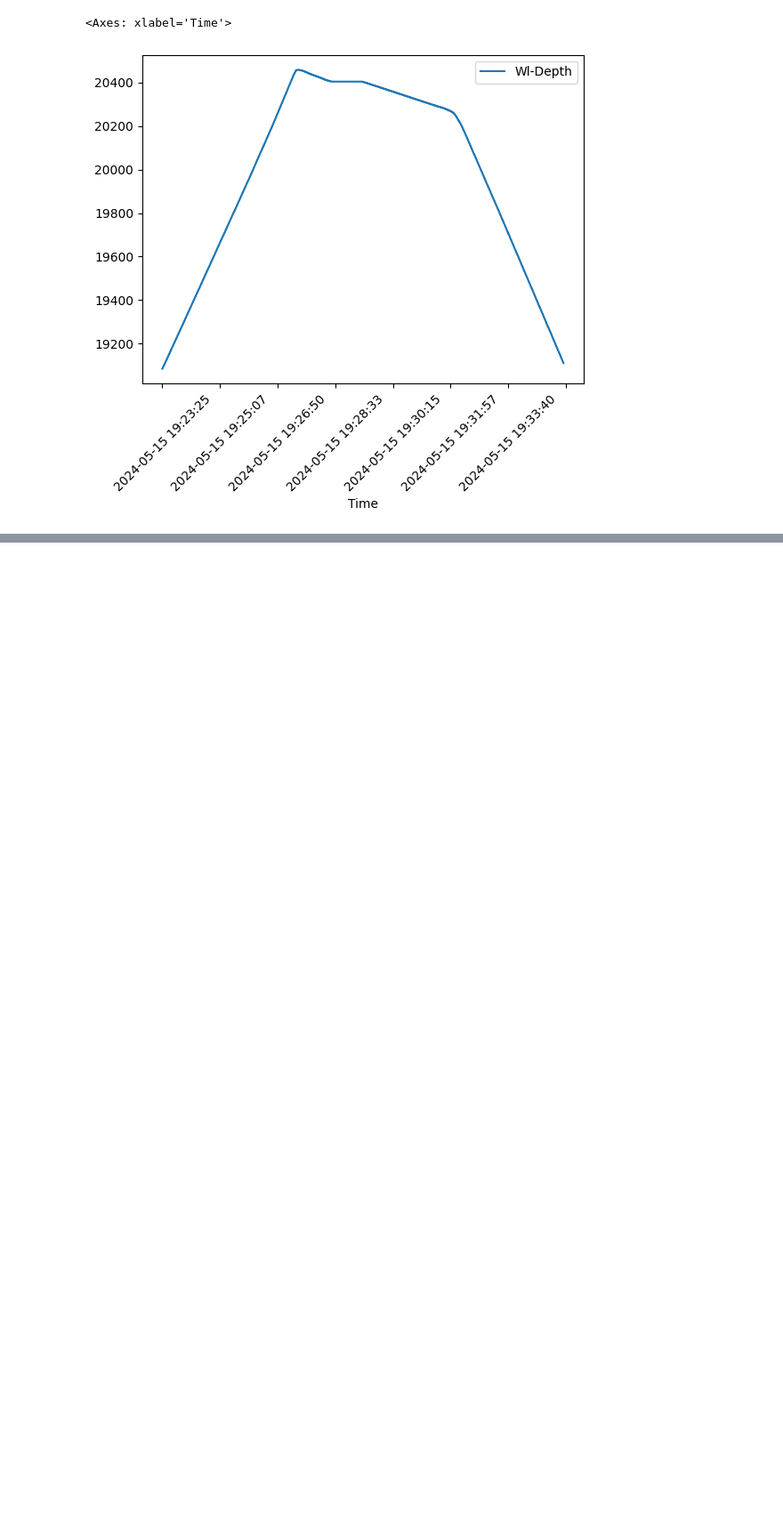
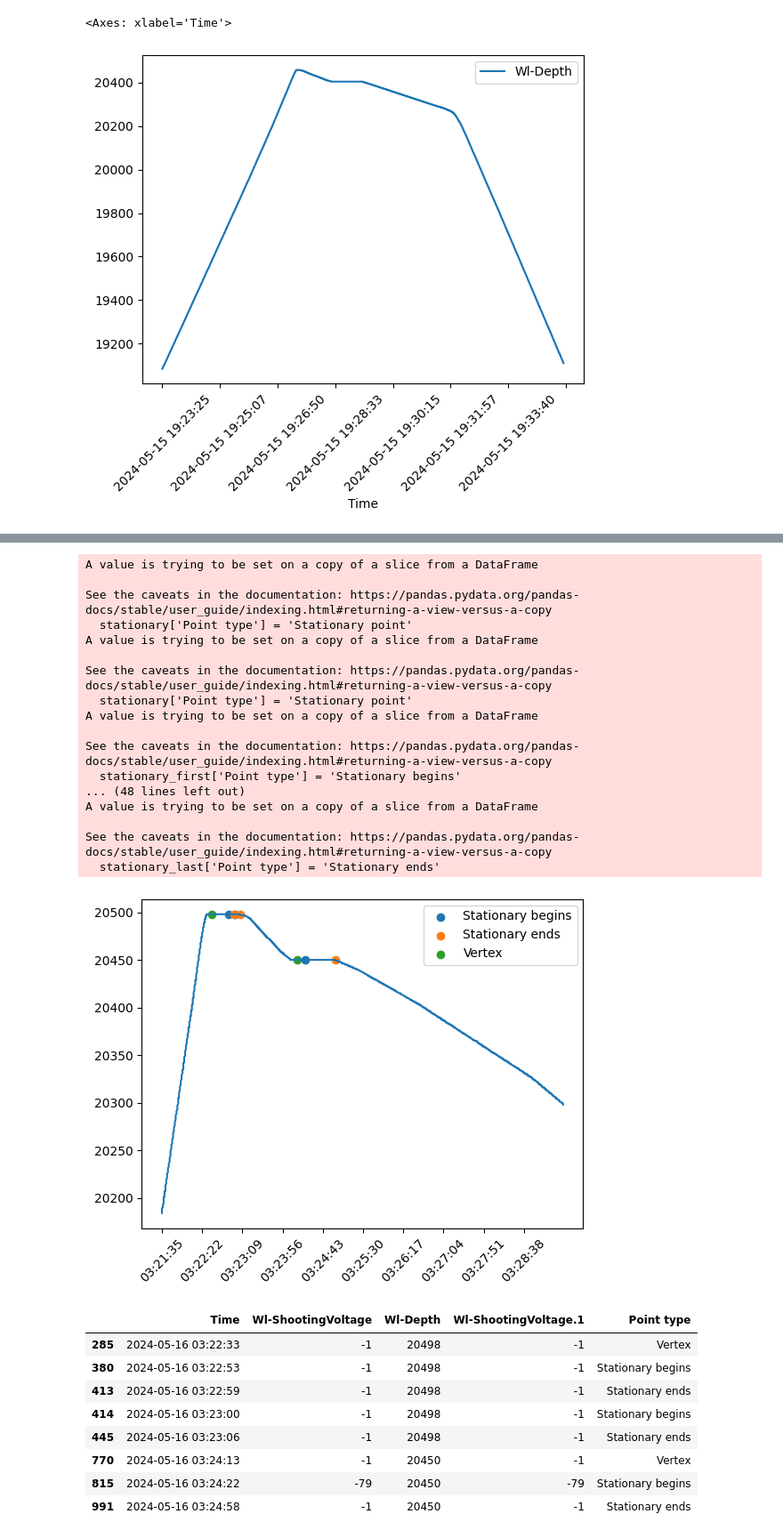
Before and after one commit to Ukepox/peaks-time-series, a Jupyter notebook: peaks.ipynb, the cells around one changed output, grey strips where cells are left out. Shown: that part at 89% size. Drawn from its saved outputs; the diff is of its cells as text; code cells hidden in the pictures; blank space fills up the shorter version.

Commit message:
Made the juoyternotebook more streamlied and direct to  the point

```diff
--- a/peaks.ipynb
+++ b/peaks.ipynb
@@ -123,10 +26,11 @@ dataset3.plot(x= 'Time', y= 'Smooth diff 2', rot = 45)
 # %%
 def get_relevant_points(data, *,
+        time_series_col = 'Wl-Depth',
         strictness_level = 0, #Values should range from 1 to 3, if not specified it reverts to default values or value specified by user
         smooth_factor = 0.1,
         smooth_diff_factor = 0.04,
         make_plot = True,
-        display_statistics = True,
+        display_statistics = False,
         only_return_point_type = True,
         percentile = 0.75,
         rolling_window = 200,
@@ -162,33 +66,33 @@ def get_relevant_points(data, *,
     df = pd.read_csv(data)
 
     #Smoothing the data according to the smooth factor
-    df[f'Smooth {smooth_factor}'] = df['Wl-Depth'].ewm(alpha = smooth_factor).mean()
+    df[f'Smooth {smooth_factor}'] = df[time_series_col].ewm(alpha = smooth_factor).mean()
 
     #Converting time variable to pd.datetime and making a new column for hours in order to make the plot more readable
     df['Time'] = pd.to_datetime(df['Time'])
     df['hour'] = df['Time'].dt.strftime('%H:%M:%S')
 
     #Getting the first and second differences and smoothing them out according to the smooth_diff_factor paramenter
-    df['diff wl'] = [np.nan] + list(np.diff(df[f'Smooth {smooth_factor}']))
-    df['diff wl'] = df['diff wl'].ewm(alpha = smooth_diff_factor).mean()
-    df['diff 2 wl'] = [np.nan] + list(np.diff(df['diff wl']))
-    df['diff 2 wl'] = df['diff 2 wl'].ewm(alpha = smooth_diff_factor).mean()
+    df['diff 1'] = [np.nan] + list(np.diff(df[f'Smooth {smooth_factor}']))
+    df['diff 1'] = df['diff 1'].ewm(alpha = smooth_diff_factor).mean()
+    df['diff 2'] = [np.nan] + list(np.diff(df['diff 1']))
+    df['diff 2'] = df['diff 2'].ewm(alpha = smooth_diff_factor).mean()
 
     #Getting the maximum absolute change in the seccond difference in a rolling window of size rolling_window
     #This will be later be used to find the vertices.
-    abs_min = np.abs(df['diff 2 wl'].rolling(window=rolling_window).min())
-    abs_max = np.abs(df['diff 2 wl'].rolling(window=rolling_window).max())
+    abs_min = np.abs(df['diff 2'].rolling(window=rolling_window).min())
+    abs_max = np.abs(df['diff 2'].rolling(window=rolling_window).max())
     df['big 2 diff'] = [max(minimum,maximum) for minimum,maximum in zip(abs_min,abs_max)]
     df['big 2 diff'] = df['big 2 diff'].fillna(-1)
 
     #Getting all points where the first difference is less than or equal to the stationary_slope
     #In other words, getting all points where the signal is practically not changing at all
-    dfStationary = df[np.abs(df['diff wl']) <= stationary_slope]
+    dfStationary = df[np.abs(df['diff 1']) <= stationary_slope]
 
     #This might yield multiple points that lie in a similar timestamp.
-    #Grouping these points according to Wl-Depth and Time values of frequency group_time_freq to aggregate thesse points
-    # Group by both 'Wl-Depth' and 'Time'
-    grouped = dfStationary.groupby(['Wl-Depth', pd.Grouper(key='Time', freq= group_time_freq)])
+    #Grouping these points according to time_series_col and Time values of frequency group_time_freq to aggregate thesse points
+    # Group by both time_series_col and 'Time'
+    grouped = dfStationary.groupby([time_series_col, pd.Grouper(key='Time', freq= group_time_freq)])
 
     # Initialize a list to store summarized data
     summarized_data = []
@@ -212,13 +116,13 @@ def get_relevant_points(data, *,
 
     #Finding= points where there is a sudden change in the rate of change (where the second difference is quite large in magnitud)
     #Here we'll be taking all points that have the big 2 diff value greater than the parameter percentile
-    dfBigChanges = df[np.abs(df['diff 2 wl']) >= df['big 2 diff'].quantile(percentile)]
+    dfBigChanges = df[np.abs(df['diff 2']) >= df['big 2 diff'].quantile(percentile)]
     summarized_data = pd.DataFrame()
     grouper = dfBigChanges.groupby(pd.Grouper(key= 'Time', freq = group_time_freq))
     for name, group in grouper :
         max_change = group['big 2 diff'].max()
         if max_change != -1:
-            summarized_data = pd.concat([summarized_data, group[np.abs(group['diff 2 wl']) == max_change].head(1)])
+            summarized_data = pd.concat([summarized_data, group[np.abs(group['diff 2']) == max_change].head(1)])
     dfBigChanges = summarized_data
     dfBigChanges['Point type'] = 'Vertex'
 
@@ -232,7 +136,7 @@ def get_relevant_points(data, *,
 
     if make_plot :
         x = df['hour']
-        y = df['Wl-Depth']
+        y = df[time_series_col]
 
         x_axis_steps = df.shape[0]//10
 
@@ -241,7 +145,7 @@ def get_relevant_points(data, *,
         groupedPointType = dfRelevantPoints.groupby('Point type')
 
         for label, group in groupedPointType :
-            plt.scatter(group['hour'], group['Wl-Depth'], label=label)
+            plt.scatter(group['hour'], group[time_series_col], label=label)
 
 
         plt.xticks(rotation = 45)
@@ -249,5 +153,5 @@ def get_relevant_points(data, *,
         plt.legend()
         plt.show()
     if display_statistics : display(df.describe())
-    if only_return_point_type : return dfRelevantPoints.drop(columns = ['diff wl', 'diff 2 wl', 'big 2 diff', f'Smooth {smooth_factor}', 'hour'])
+    if only_return_point_type : return dfRelevantPoints.drop(columns = ['diff 1', 'diff 2', 'big 2 diff', f'Smooth {smooth_factor}', 'hour'])
     else : return dfRelevantPoints
@@ -299,0 +158,37 @@ peaks = scipy.signal.find_peaks(df['Wl-Depth'])
+# %%
+df = get_relevant_points('data\dataset1.txt',
+        time_series_col = 'Wl-Depth',
+        strictness_level = 2,
+        make_plot = True,
+        display_statistics = False,
+        only_return_point_type = True,
+)
+df
+# %% [output]
+A value is trying to be set on a copy of a slice from a DataFrame
+
+See the caveats in the documentation: https://pandas.pydata.org/pandas-docs/stable/user_guide/indexing.html#returning-a-view-versus-a-copy
+  stationary['Point type'] = 'Stationary point'
+A value is trying to be set on a copy of a slice from a DataFrame
+
+See the caveats in the documentation: https://pandas.pydata.org/pandas-docs/stable/user_guide/indexing.html#returning-a-view-versus-a-copy
+  stationary['Point type'] = 'Stationary point'
+A value is trying to be set on a copy of a slice from a DataFrame
+
+See the caveats in the documentation: https://pandas.pydata.org/pandas-docs/stable/user_guide/indexing.html#returning-a-view-versus-a-copy
+  stationary_first['Point type'] = 'Stationary begins'
+... (48 lines left out)
+A value is trying to be set on a copy of a slice from a DataFrame
+
+See the caveats in the documentation: https://pandas.pydata.org/pandas-docs/stable/user_guide/indexing.html#returning-a-view-versus-a-copy
+  stationary_last['Point type'] = 'Stationary ends'
+[figure, added]
+|  | Time | Wl-ShootingVoltage | Wl-Depth | Wl-ShootingVoltage.1 | Point type |
+| 285 | 2024-05-16 03:22:33 | -1 | 20498 | -1 | Vertex |
+| 380 | 2024-05-16 03:22:53 | -1 | 20498 | -1 | Stationary begins |
+| 413 | 2024-05-16 03:22:59 | -1 | 20498 | -1 | Stationary ends |
+| 414 | 2024-05-16 03:23:00 | -1 | 20498 | -1 | Stationary begins |
+| 445 | 2024-05-16 03:23:06 | -1 | 20498 | -1 | Stationary ends |
+| 770 | 2024-05-16 03:24:13 | -1 | 20450 | -1 | Vertex |
+| 815 | 2024-05-16 03:24:22 | -79 | 20450 | -79 | Stationary begins |
+| 991 | 2024-05-16 03:24:58 | -1 | 20450 | -1 | Stationary ends |
```
Also changed, not shown: parts of 18 cells of this notebook.
